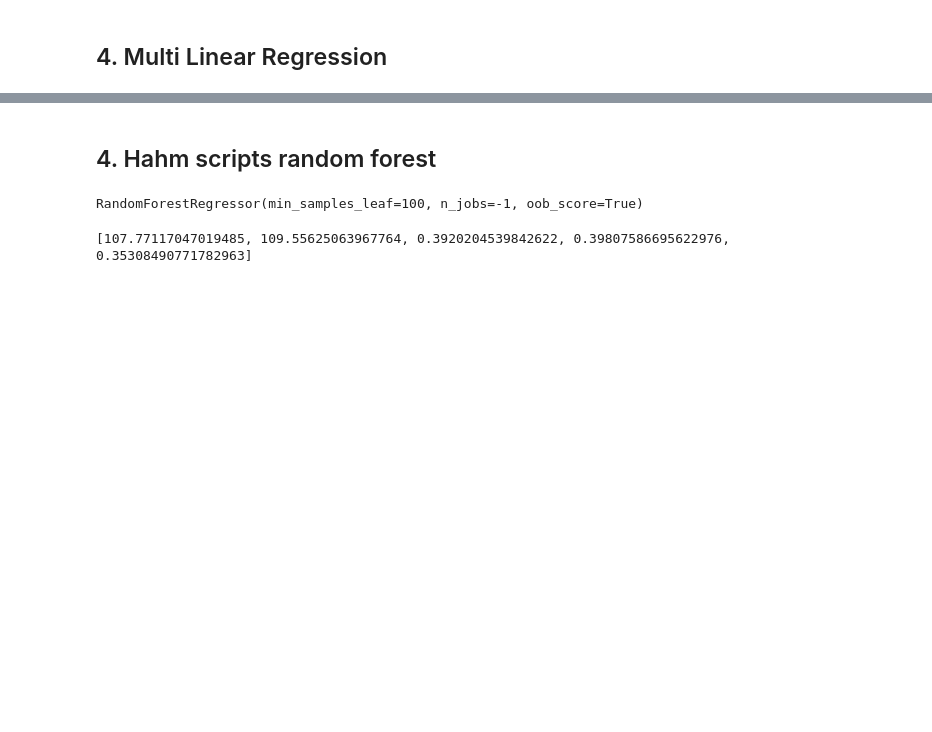
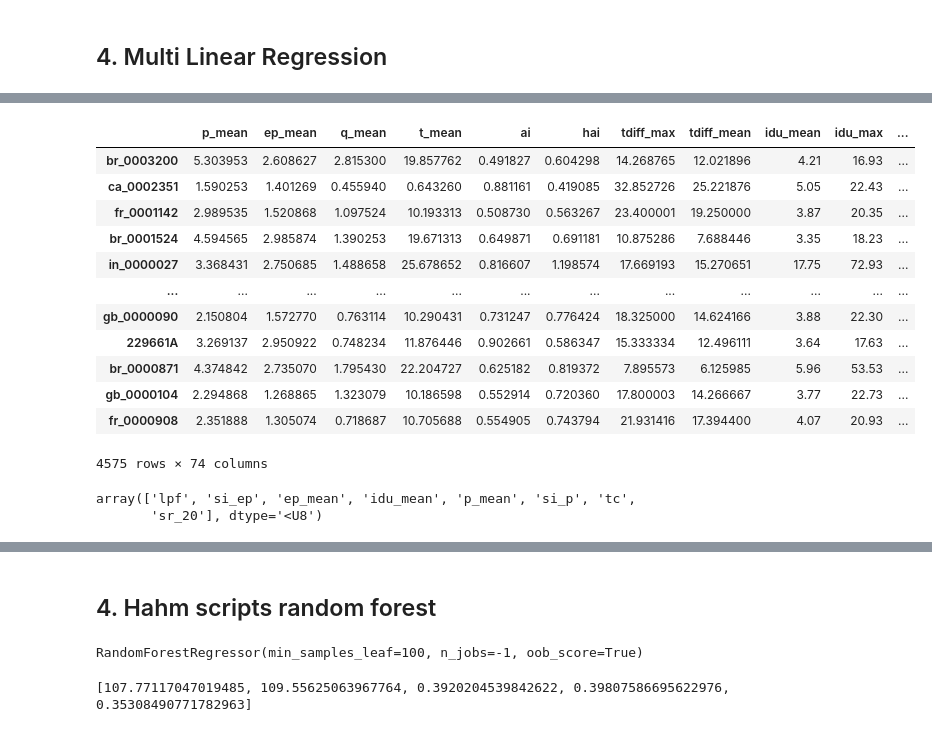
Before and after one commit to fvanoorschot/global_sr_module, a Jupyter notebook: run_script_prediction.ipynb, the cells around one changed output, grey strips where cells are left out. Drawn from its saved outputs; the diff is of its cells as text; code cells hidden in the pictures; blank space fills up the shorter version.

```diff
--- a/run_script_prediction.ipynb
+++ b/run_script_prediction.ipynb
@@ -793,9 +1062,3 @@ def run_regression(cc_df, dpar,cluster):
         #     df_out = regression_table(dpar,par,r_sq,r_sq_adj,aic,nobs, tc_th, ntc_th, nonveg_th)
 
     # return df_out
-# %%
-run_regression(co, features,0)
-run_regression(co, features,1)
-run_regression(co, features,2)
-run_regression(co, features,3)
-run_regression(co, features,4)
@@ -807,0 +1065,24 @@ run_regression(co, features,4)
+# %%
+co
+# %% [output]
+|  | p_mean | ep_mean | q_mean | t_mean | ai | hai | tdiff_max | tdiff_mean | idu_mean | idu_max | ... |
+| br_0003200 | 5.303953 | 2.608627 | 2.815300 | 19.857762 | 0.491827 | 0.604298 | 14.268765 | 12.021896 | 4.21 | 16.93 | ... |
+| ca_0002351 | 1.590253 | 1.401269 | 0.455940 | 0.643260 | 0.881161 | 0.419085 | 32.852726 | 25.221876 | 5.05 | 22.43 | ... |
+| fr_0001142 | 2.989535 | 1.520868 | 1.097524 | 10.193313 | 0.508730 | 0.563267 | 23.400001 | 19.250000 | 3.87 | 20.35 | ... |
+| br_0001524 | 4.594565 | 2.985874 | 1.390253 | 19.671313 | 0.649871 | 0.691181 | 10.875286 | 7.688446 | 3.35 | 18.23 | ... |
+| in_0000027 | 3.368431 | 2.750685 | 1.488658 | 25.678652 | 0.816607 | 1.198574 | 17.669193 | 15.270651 | 17.75 | 72.93 | ... |
+| ... | ... | ... | ... | ... | ... | ... | ... | ... | ... | ... | ... |
+| gb_0000090 | 2.150804 | 1.572770 | 0.763114 | 10.290431 | 0.731247 | 0.776424 | 18.325000 | 14.624166 | 3.88 | 22.30 | ... |
+| 229661A | 3.269137 | 2.950922 | 0.748234 | 11.876446 | 0.902661 | 0.586347 | 15.333334 | 12.496111 | 3.64 | 17.63 | ... |
+| br_0000871 | 4.374842 | 2.735070 | 1.795430 | 22.204727 | 0.625182 | 0.819372 | 7.895573 | 6.125985 | 5.96 | 53.53 | ... |
+| gb_0000104 | 2.294868 | 1.268865 | 1.323079 | 10.186598 | 0.552914 | 0.720360 | 17.800003 | 14.266667 | 3.77 | 22.73 | ... |
+| fr_0000908 | 2.351888 | 1.305074 | 0.718687 | 10.705688 | 0.554905 | 0.743794 | 21.931416 | 17.394400 | 4.07 | 20.93 | ... |
+4575 rows × 74 columns
+# %%
+dpar = features
+cluster = 1
+df = co
+dpar
+# %% [output]
+array(['lpf', 'si_ep', 'ep_mean', 'idu_mean', 'p_mean', 'si_p', 'tc',
+       'sr_20'], dtype='<U8')
```
Also changed, not shown: parts of 19 cells of this notebook, 1 other file.
